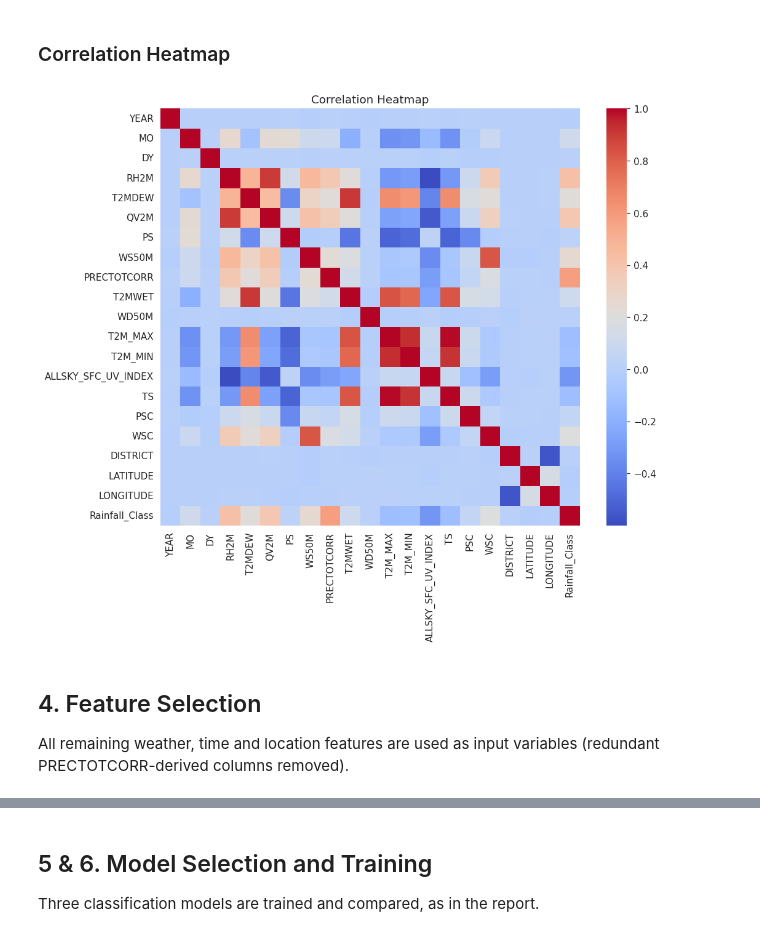
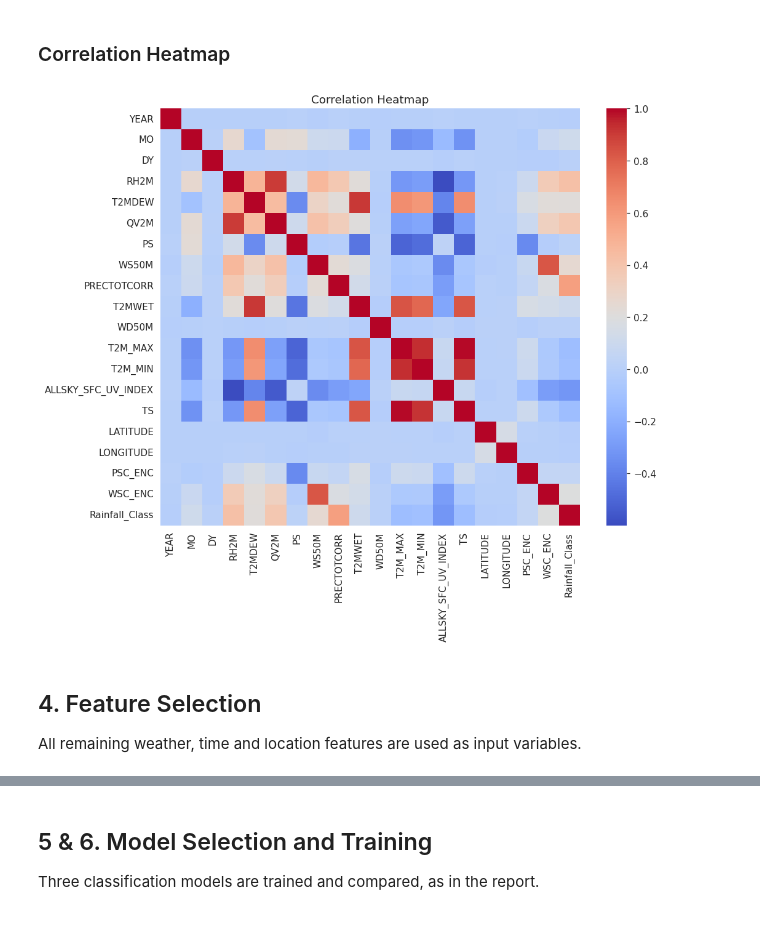
Before and after one commit to Harika7075/Rainfall-Prediction-ML, a Jupyter notebook: notebooks/Rainfall_Prediction.ipynb, the cells around one changed output, grey strips where cells are left out. Cells and saved outputs as stored; diff of their text form; code cells hidden in the pictures.

```diff
--- a/notebooks/Rainfall_Prediction.ipynb
+++ b/notebooks/Rainfall_Prediction.ipynb
@@ -93,12 +101,9 @@ DISTRICT, PSC and WSC are text columns, so we convert them to numbers.
 # %%
-le_district = LabelEncoder()
-df['DISTRICT'] = le_district.fit_transform(df['DISTRICT'])
-
 le_psc = LabelEncoder()
-df['PSC'] = le_psc.fit_transform(df['PSC'])
+df['PSC_ENC'] = le_psc.fit_transform(df['PSC'])
 
 le_wsc = LabelEncoder()
-df['WSC'] = le_wsc.fit_transform(df['WSC'])
+df['WSC_ENC'] = le_wsc.fit_transform(df['WSC'])
 
-df.head()
+df[['PSC', 'PSC_ENC', 'WSC', 'WSC_ENC']].head()
 # %% [output]
@@ -184,15 +197,16 @@ plt.show()
 ### Correlation Heatmap
 # %%
 plt.figure(figsize=(10,8))
-sns.heatmap(df.corr(numeric_only=True), cmap='coolwarm', annot=False)
+sns.heatmap(df.drop(columns=['DISTRICT','PSC','WSC']).corr(numeric_only=True),
+            cmap='coolwarm', annot=False)
 plt.title('Correlation Heatmap')
 plt.savefig('../graphs/Correlation_Heatmap.png', dpi=150, bbox_inches='tight')
 plt.show()
 # %% [output]
-[figure, old version]
+[figure, new version]
 # %% [markdown]
 ## 4. Feature Selection
-All remaining weather, time and location features are used as input variables (redundant PRECTOTCORR-derived columns removed).
+All remaining weather, time and location features are used as input variables.
 # %%
 print(list(X.columns))
 # %% [output]
```
Also changed, not shown: parts of 17 cells of this notebook, 14 other files.
